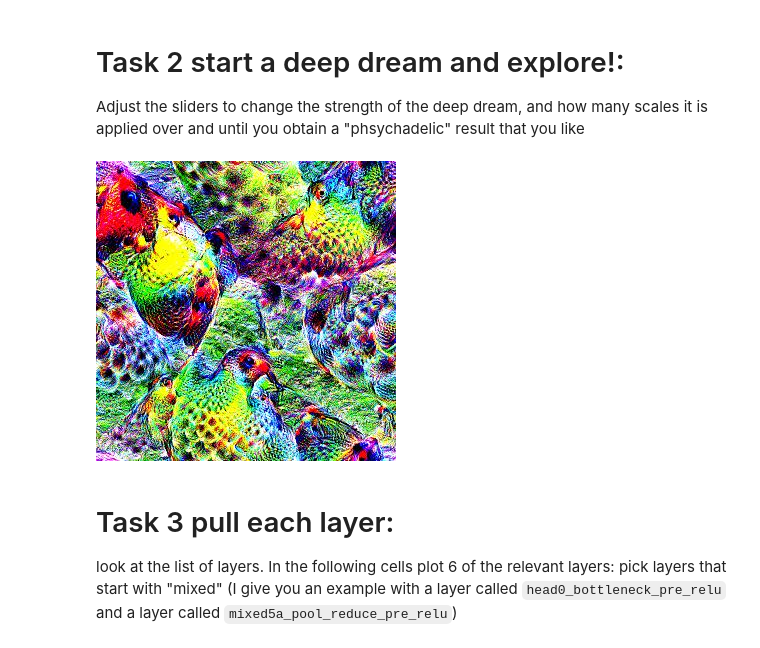
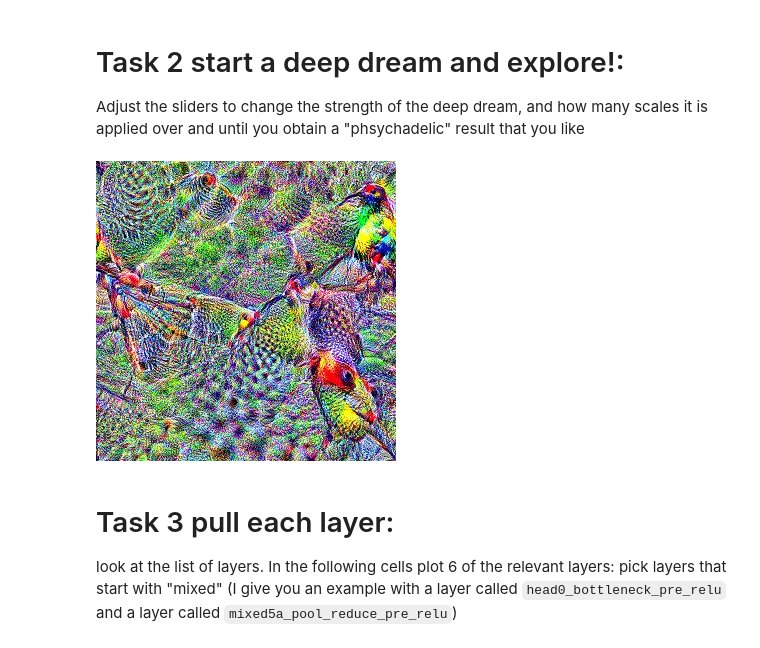
Before and after one commit to FrancescoZanni/MLPNS_FZanni, a Jupyter notebook: Copia_di_deepdream.ipynb, the cells around one changed output. Drawn from its saved outputs; the diff is of its cells as text; code cells hidden in the pictures.

```diff
--- a/Copia_di_deepdream.ipynb
+++ b/Copia_di_deepdream.ipynb
@@ -136,7 +110,7 @@ def calc_grad_tiled(img, t_grad, tile_size=256):
     return img + imggrad*(strength * 0.01 / (np.abs(imggrad).mean()+1e-7))
 
 # Applies deepdream at multiple scales
-def render_deepdream(t_obj, input_img, show_steps = True):
+def render_deepdream(t_obj, input_img, show_steps = False):
     # Collapse the optimization objective to a single number (the loss)
     t_score = tf.reduce_mean(t_obj)
     # We need the gradient of the image with respect to the objective
@@ -166,15 +140,17 @@ def render_deepdream(t_obj, input_img, show_steps = True):
 
 Adjust the sliders to change the strength of the deep dream, and how many scales it is applied over and until you obtain a "phsychadelic" result that you like
 # %%
-octave_n = 8 #@param {type:"slider", max: 10}
+octave_n = 7 #@param {type:"slider", max: 10}
 octave_scale = 1.4 #@param {type:"number"}
-iter_n = 44 #@param {type:"slider", max: 50}
-strength = 536 #@param {type:"slider", max: 1000}>
+iter_n = 27 #@param {type:"slider", max: 50}
+strength = 350 #@param {type:"slider", max: 1000}>
 layer = "mixed5a"  #@param ["mixed3a", "mixed3b", "mixed4a", "mixed4c", "mixed5a"]
 
 final = render_deepdream(tf.square(T(layer)), rnd)
+
+showarray(final)
 # %% [output]
-[figure, old version]
+[figure, new version]
 # %% [markdown]
  # Task 3 pull each layer:
  look at the list of layers. In the following cells plot 6 of the relevant layers: pick layers that start with "mixed"  (I give you an example with a layer called `head0_bottleneck_pre_relu` and a layer called `mixed5a_pool_reduce_pre_relu`)
```
Also changed, not shown: parts of 19 cells of this notebook.
